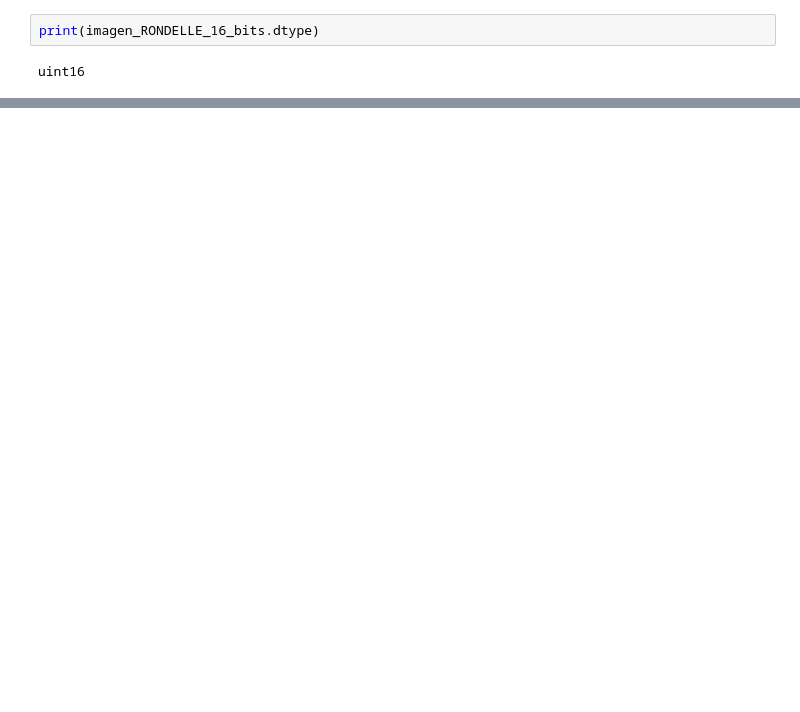
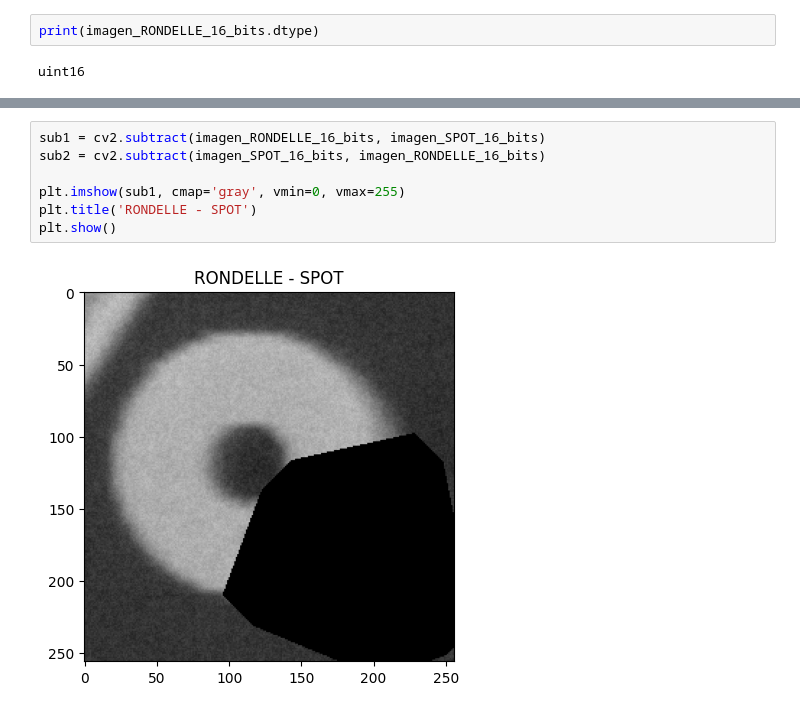
Before and after one commit to santichica/tallleres-cv, a Jupyter notebook: operaciones_aritmeticas.ipynb, the cells around one changed output, grey strips where cells are left out. Cells and saved outputs as stored; diff of their text form; blank space fills up the shorter version.

```diff
--- a/operaciones_aritmeticas.ipynb
+++ b/operaciones_aritmeticas.ipynb
@@ -55,0 +128,9 @@ plt.show()
+# %%
+sub1 = cv2.subtract(imagen_RONDELLE_16_bits, imagen_SPOT_16_bits)
+sub2 = cv2.subtract(imagen_SPOT_16_bits, imagen_RONDELLE_16_bits)
+
+plt.imshow(sub1, cmap='gray', vmin=0, vmax=255)
+plt.title('RONDELLE - SPOT')
+plt.show()
+# %% [output]
+[figure, added]
```
Also changed, not shown: parts of 17 cells of this notebook, 4 other files.
